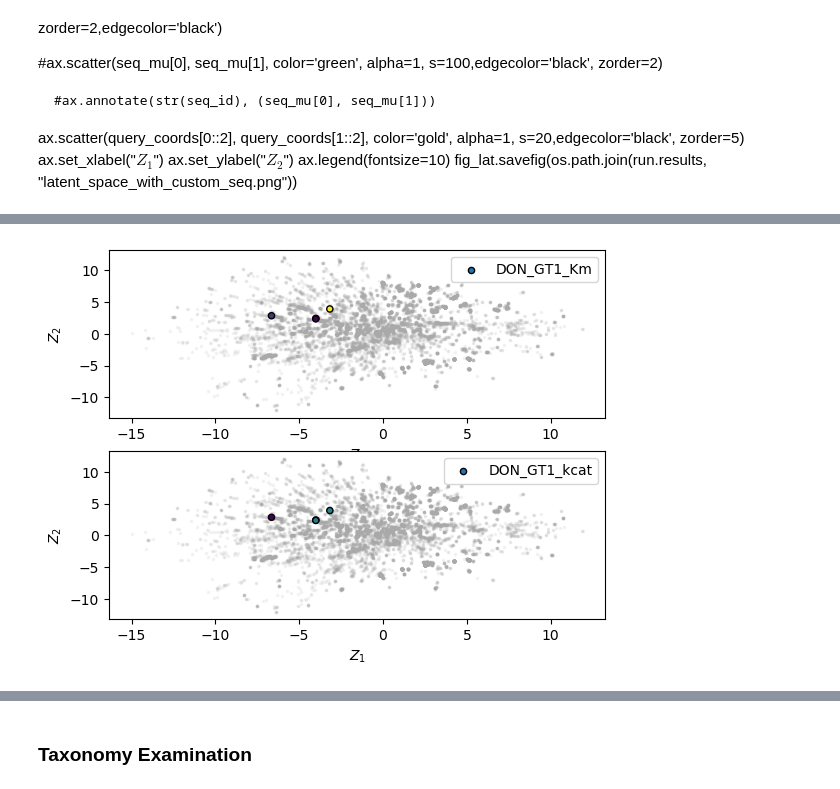
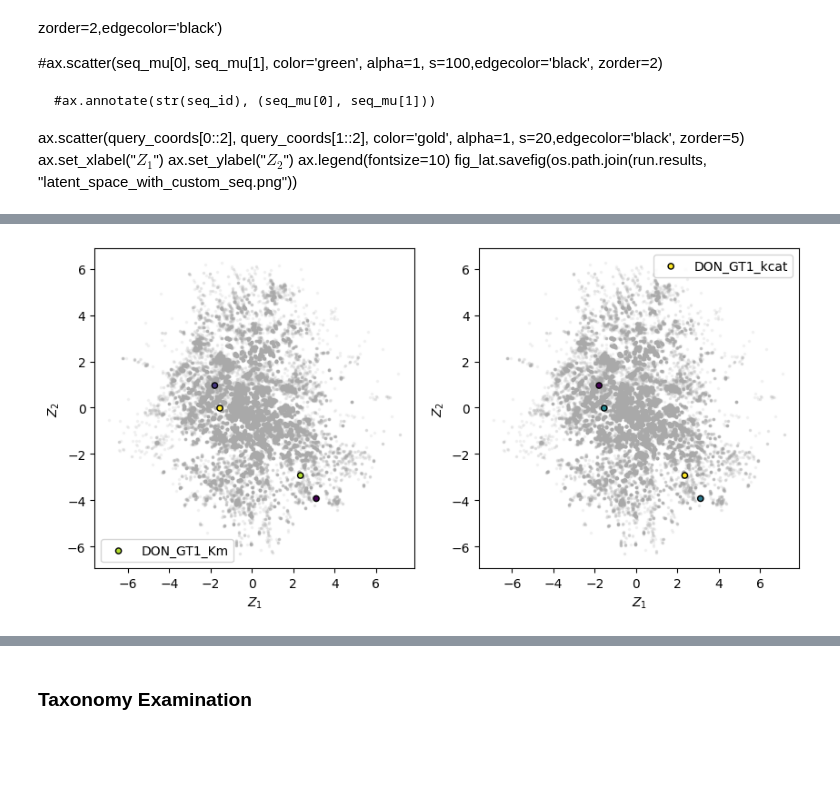
Before and after one commit to daha-la/VAE-enzymes, a Jupyter notebook: vae_notebooks/notebooks/vae_ancestors.ipynb, the cells around one changed output, grey strips where cells are left out. Saved outputs shown, nothing was run; the diff lists cells and outputs as text; code cells hidden in the pictures; blank space fills up the shorter version.

```diff
--- a/vae_notebooks/notebooks/vae_ancestors.ipynb
+++ b/vae_notebooks/notebooks/vae_ancestors.ipynb
@@ -149,7 +169,7 @@ def apply_msa_mask(msa_df, msa_columns):
     return msa_df
 
 def hmmer_align(fasta_name,hmm_model,out_path,hmmer_path='/Users/dahala/Projects/HMMER/bin',fasta_ext = 'faa'):
-    subprocess.run(f'{hmmer_path}/hmmalign --trim --outformat afa /Users/dahala/GitHub/VAE-enzymes/hmm_model/{hmm_model}.hmm ../datasets/{fasta_name}.{fasta_ext} >> {out_path}/hmm/{fasta_name}.afa', shell=True, executable="/bin/zsh")
+    subprocess.run(f'{hmmer_path}/hmmalign --trim --outformat afa /Users/dahala/GitHub/VAE-enzymes/hmm_model/{hmm_model}.hmm ../datasets/{fasta_name}.{fasta_ext} > {out_path}/hmm/{fasta_name}.afa', shell=True, executable="/bin/zsh")
     return f'{out_path}/hmm/{fasta_name}.afa'
 
 def aligned_df(afa_path,msa_columns=msa_columns):
@@ -238,7 +254,7 @@ If you select a conditional model please see above cell and prepare labels for i
 # %%
 """ Configure model """
 available_models = ["vae", "vae_conditional"]
-model_selected = available_models[0]
+model_selected = available_models[1]
 
 """ Prepare data for training """
 setup_train(run, model_selected)
@@ -419,8 +435,9 @@ fig_lat.savefig(os.path.join(run.results, "latent_space_with_anc.png"))
 ### Sequence Projection
 Projecting custom sequence to latent space
 # %%
-hmm_name = 'GASP'#'EnzymeMiner_PtUGT1''PFAM201'
-known_df_ = encode_custom_seqs('KnownGT1',hmm_name,run.results[:-7],fasta_ext='faa',model= f'vae_fold_0.model',batch_size=1)
+latent_space = LatentSpace(run)
+hmm_name = 'EnzymeMiner_PtUGT1'#'GASP''PFAM201'
+known_df_ = encode_custom_seqs('KnownGT1',hmm_name,run.result,fasta_ext='faa',model= f'vae_fold_0.model',batch_size=1)
 # %%
 KnownUGT_df = pd.read_excel('../../UGT_names_excel.xlsx',index_col=2)
 KnownUGT_df = KnownUGT_df.merge(known_df_, left_index=True, right_index=True)
@@ -442,5 +459,5 @@ DON_GT1_kin_unique = DON_GT1_kin.drop_duplicates(subset='Official_name')
 with open('../datasets/DON_GT1_kin.faa','w') as f:
     for enz,seq in zip(DON_GT1_kin_unique.Official_name,DON_GT1_kin_unique.Sequence):
         f.write(f'>{enz}\n{seq}\n')
-don_gt1_kin_df = encode_custom_seqs('DON_GT1_kin',hmm_name,run.results[:-7],fasta_ext='faa',model= f'vae_fold_0.model',batch_size=1)
+don_gt1_kin_df = encode_custom_seqs('DON_GT1_kin',hmm_name,run.result,fasta_ext='faa',model= f'vae_fold_0.model',batch_size=1)
 DON_GT1_kin_unique = DON_GT1_kin_unique.merge(don_gt1_kin_df, left_on='Official_name', right_index=True)
@@ -489,16 +568,17 @@ fig_lat.savefig(os.path.join(run.results, "latent_space_with_dataset1.png"))
 # %%
-fig_lat, ax = plt.subplots(2, 1)
+fig_lat, ax = plt.subplots(1, 2,figsize=(10,5))
 
 # Project
 ax[0].scatter(DON_GT1_kin_unique.mu1, DON_GT1_kin_unique.mu2, c=DON_GT1_kin[DON_GT1_kin.Measurement_type=='Km'].Measurement_val.to_numpy(dtype=float), alpha=1, s=20,edgecolor='black', zorder=2,label='DON_GT1_Km')
 ax[1].scatter(DON_GT1_kin_unique.mu1, DON_GT1_kin_unique.mu2, c=DON_GT1_kin[DON_GT1_kin.Measurement_type=='kcat'].Measurement_val.to_numpy(dtype=float), alpha=1, s=20,edgecolor='black', zorder=2,label='DON_GT1_kcat')
 for i in range(2):
     ax[i].plot(msa_embeddings[:, 0], msa_embeddings[:, 1], '.', alpha=0.1, markersize=3, zorder=1,color='darkgray')
     ax[i].set_xlabel("$Z_1$")
     ax[i].set_ylabel("$Z_2$")
     ax[i].legend(fontsize=10)
+    ax[i].set_box_aspect(1)
     #ax[i].set_ylim(0,5)
     #ax[i].set_xlim(-10,0)
 fig_lat.savefig(os.path.join(run.results, "latent_space_with_DON_GT1_kin.png"))
 # %% [output]
-[figure, old version]
+[figure, new version]
```
Also changed, not shown: parts of 19 cells of this notebook, 31 other files.
